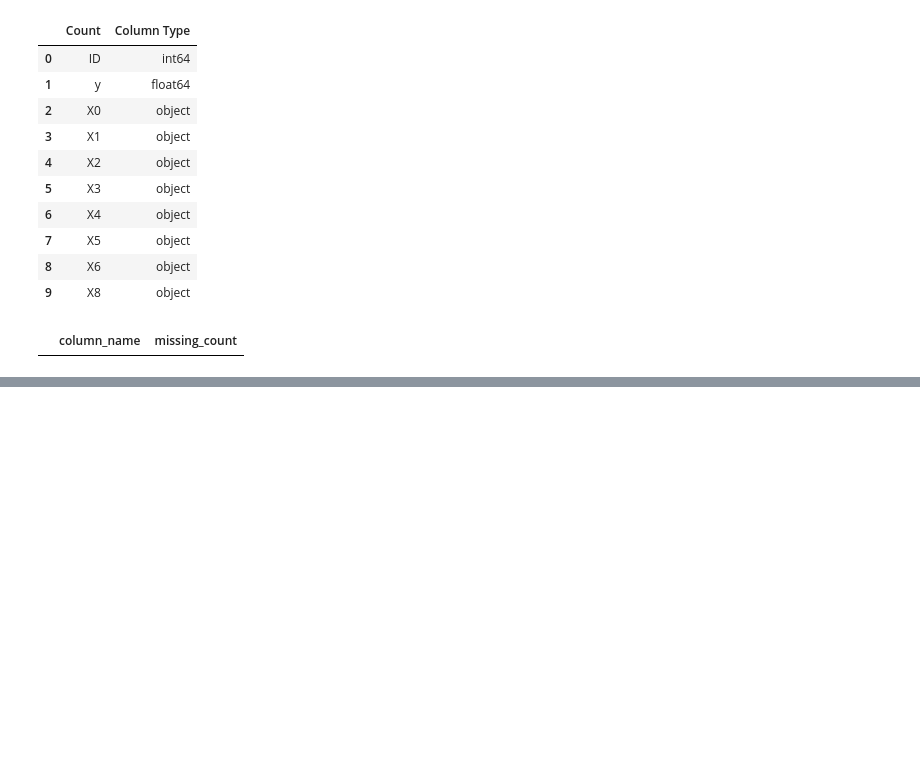
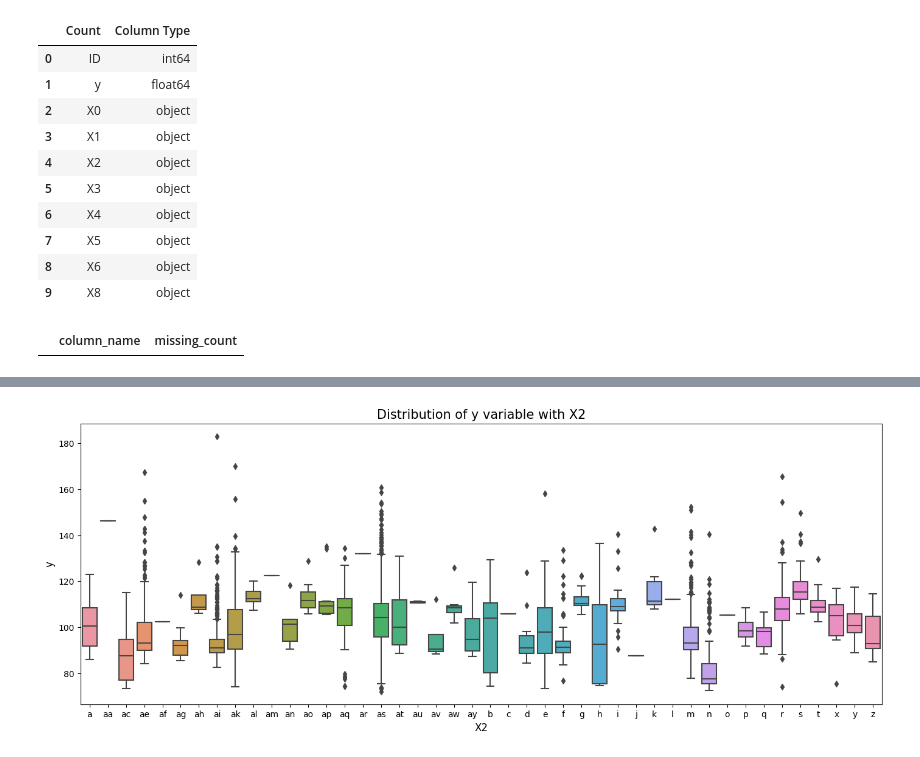
Before and after one commit to mohsensho/machineLearningwithPython, a Jupyter notebook: project-MercedesBenzGreenerManufacturing.ipynb, the cells around one changed output, grey strips where cells are left out. Saved outputs shown, nothing was run; the diff lists cells and outputs as text; code cells hidden in the pictures; blank space fills up the shorter version.

```diff
--- a/project-MercedesBenzGreenerManufacturing.ipynb
+++ b/project-MercedesBenzGreenerManufacturing.ipynb
@@ -118,0 +168,5 @@ missing_df
+# %%
+# Exploring X2 with boxplot
+showCatPlot("X2","box")
+# %% [output]
+[figure, added]
```
Also changed, not shown: parts of 9 cells of this notebook.
